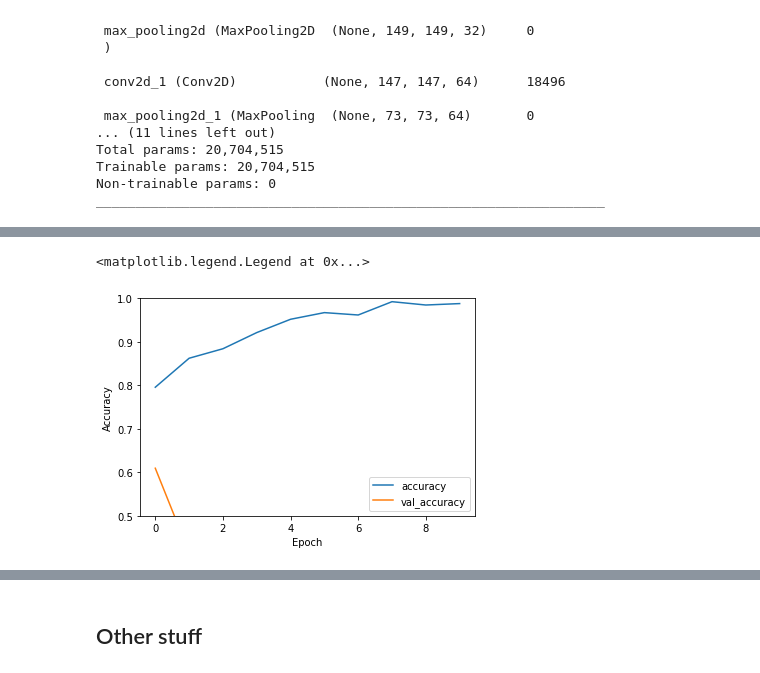
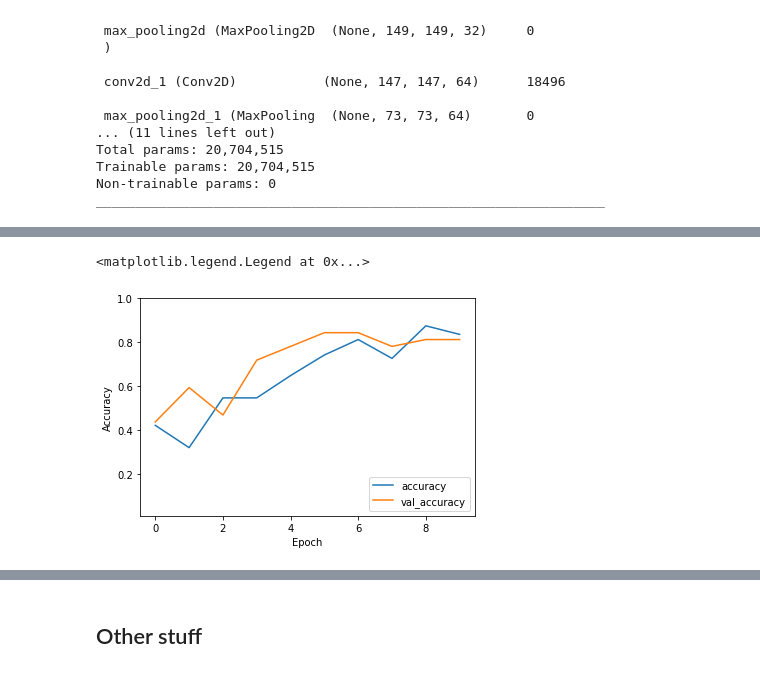
Before and after one commit to PashaIanko/Covid19Classifier, a Jupyter notebook: main.ipynb, the cells around one changed output, grey strips where cells are left out. Drawn from its saved outputs; the diff is of its cells as text; code cells hidden in the pictures.

```diff
--- a/main.ipynb
+++ b/main.ipynb
@@ -175,7 +295,7 @@ Using 915 files for validation.
 # %%
 for images, labels in ds_train.take(1):
-    for i in range(batch_size):
-        ax = plt.subplot(np.sqrt(batch_size), np.sqrt(batch_size), i + 1)
+    for i in range(9): #(batch_size):
+        ax = plt.subplot(3, 3, i + 1)
         plt.imshow(images[i].numpy().astype("uint8"))
         plt.title(str(labels[i].numpy()))
         plt.axis("off")
@@ -209,0 +341,21 @@ print_max_pix_val(ds_validation)
+# %%
+train_class_names = ds_train['class names']
+n_classes = len(train_class_names)
+print(f'n_classes = {n_classes}')
+n_plot = 3
+
+
+fig, axes = plt.subplots(n_classes, n_plot, figsize = (12, 8))
+
+for i, class_name in enumerate(class_names):
+    # print(f'class name: {class_name}')
+    full_dir = DataProperties.train_data_path + class_name
+    # print(f'Full dir: {full_dir}')
+    images_full_dirs = listdir(full_dir)[: n_plot]
+    # print(images_full_dirs)
+    images = [load_image(full_dir + '/' + dir) for dir in images_full_dirs]
+
+    for j, image in enumerate(images):
+        axes[i, j].imshow(image)
+        axes[i, j].axis('off')
+        axes[i, j].set_title(class_name)
@@ -285,7 +454,13 @@ model.compile(
+# %%
+train_steps = int(np.ceil(len(X_train) / batch_size))
+test_steps = int(np.ceil(len(X_test) / batch_size))
 # %%
 history = model.fit(
     ds_train,  # ds_validation,
     epochs = 10,
+    steps_per_epoch = train_steps,
+    validation_steps = test_steps,
+    validation_data = ds_validation,
     verbose = 2
 )
 # %% [output]
@@ -316,14 +491,14 @@ dict_keys(['loss', 'accuracy'])
 # %%
 plt.plot(history.history['accuracy'], label='accuracy')
 
-plt.plot(history.history['loss'], label = 'val_accuracy')
+plt.plot(history.history['val_accuracy'], label = 'val_accuracy')
 plt.xlabel('Epoch')
 plt.ylabel('Accuracy')
-plt.ylim([0.5, 1])
+plt.ylim([0.01, 1])
 plt.legend(loc='lower right')
 # %% [output]
 <matplotlib.legend.Legend at 0x...>
-[figure, old version]
+[figure, new version]
 # %%
 test_loss, test_acc = model.evaluate(ds_validation, verbose = 2)  # (ds_train, verbose=2)
 print(test_acc)
```
Also changed, not shown: parts of 31 cells of this notebook.
